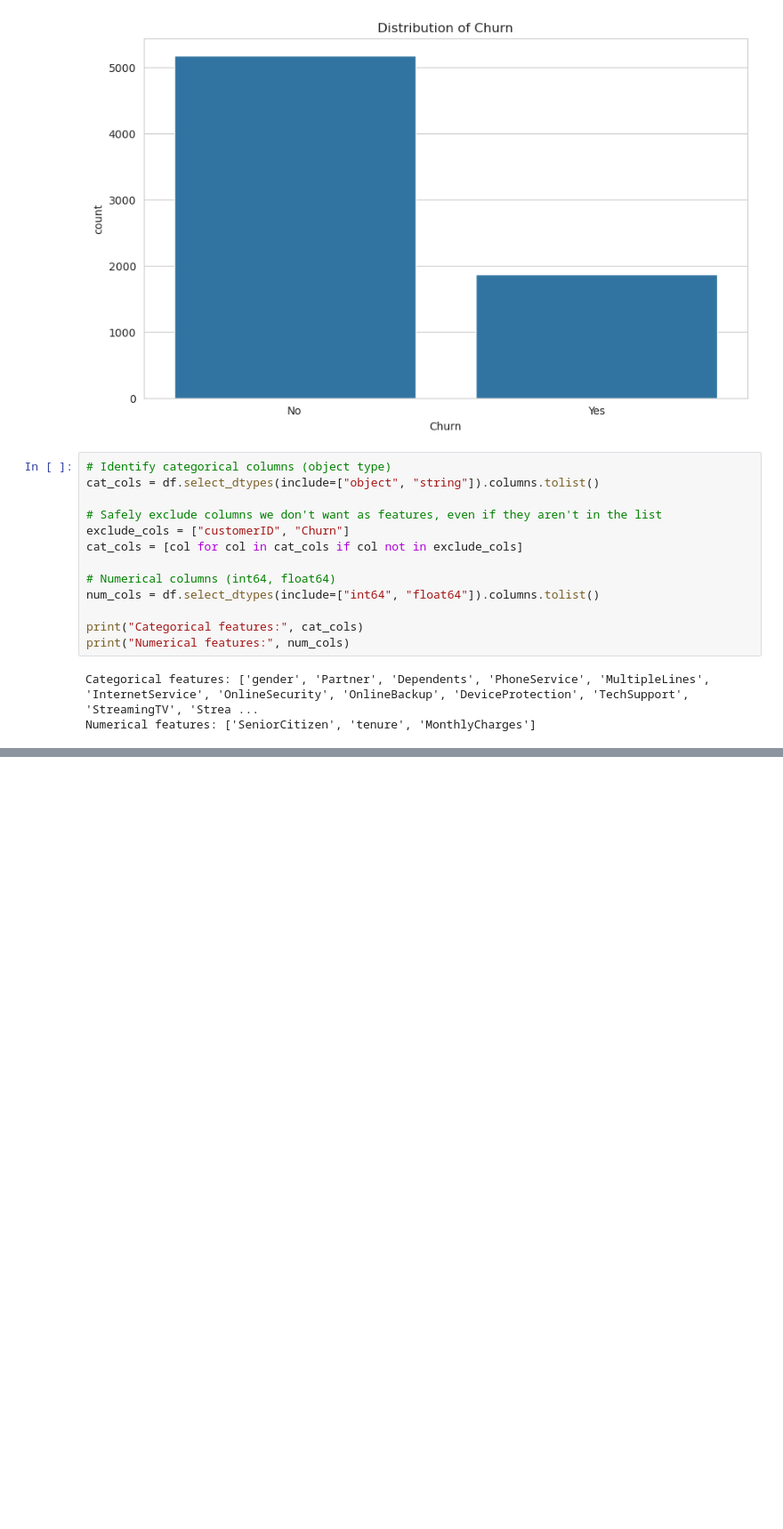
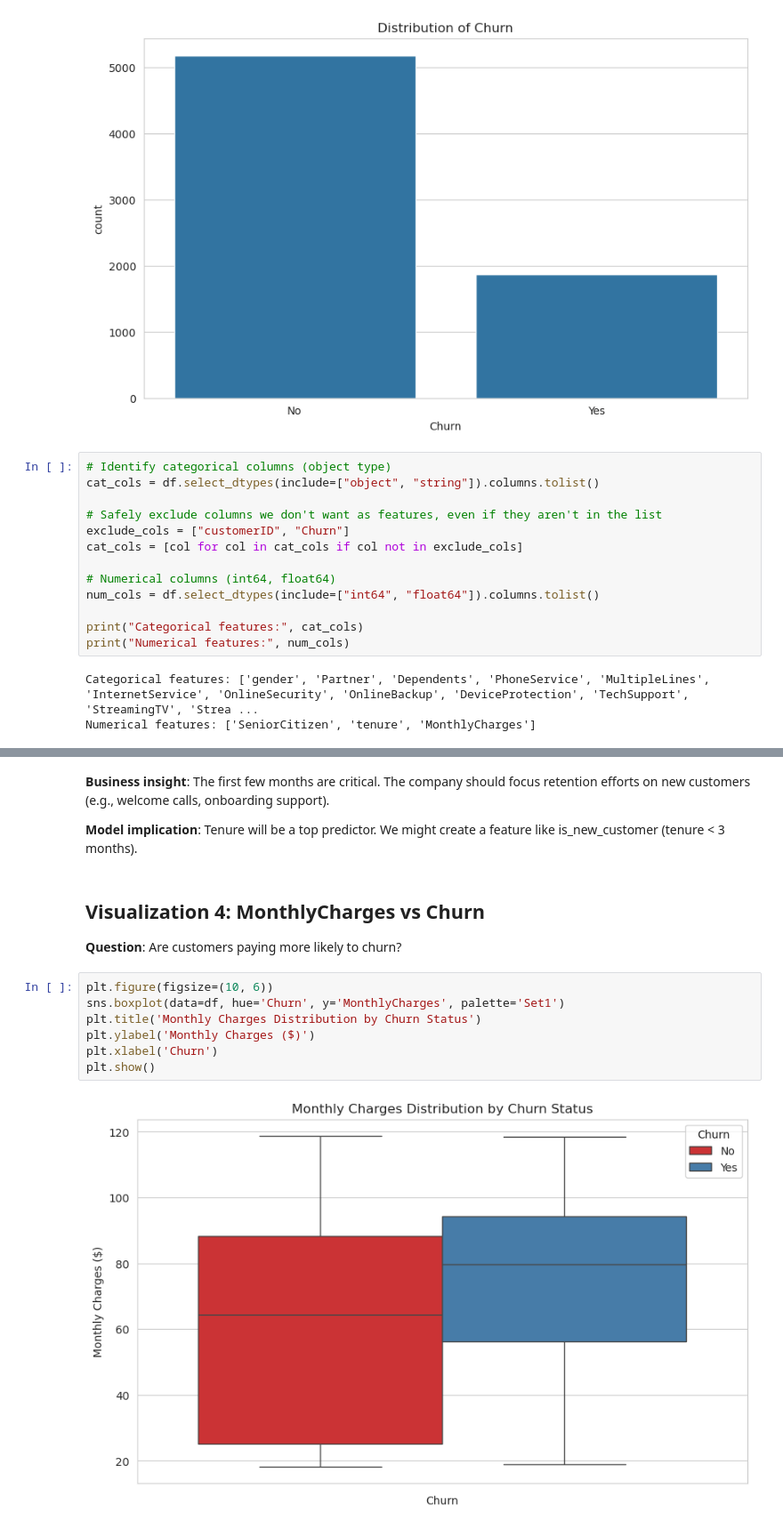
Before and after one commit to g30613740/customer_churn_prediction, a Jupyter notebook: main.ipynb, the cells around one changed output, grey strips where cells are left out. Shown at 89% size. Cells and saved outputs as stored; diff of their text form; blank space fills up the shorter version.

```diff
--- a/main.ipynb
+++ b/main.ipynb
@@ -151,0 +226,17 @@ Untitled.ipynb  WA_Fn-UseC_-Telco-Customer-Churn.csv
+# %% [markdown]
+**Business insight**: The first few months are critical. The company should focus retention efforts on new customers (e.g., welcome calls, onboarding support).
+
+**Model implication**: Tenure will be a top predictor. We might create a feature like is_new_customer (tenure < 3 months).
+# %% [markdown]
+## Visualization 4: MonthlyCharges vs Churn
+
+**Question**: Are customers paying more likely to churn?
+# %%
+plt.figure(figsize=(10, 6))
+sns.boxplot(data=df, hue='Churn', y='MonthlyCharges', palette='Set1')
+plt.title('Monthly Charges Distribution by Churn Status')
+plt.ylabel('Monthly Charges ($)')
+plt.xlabel('Churn')
+plt.show()
+# %% [output]
+[figure, added]
```
Also changed, not shown: parts of 18 cells of this notebook.
